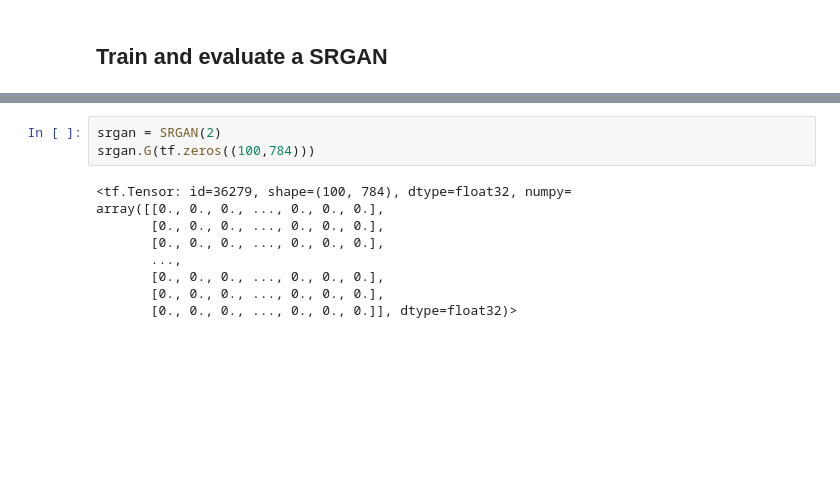
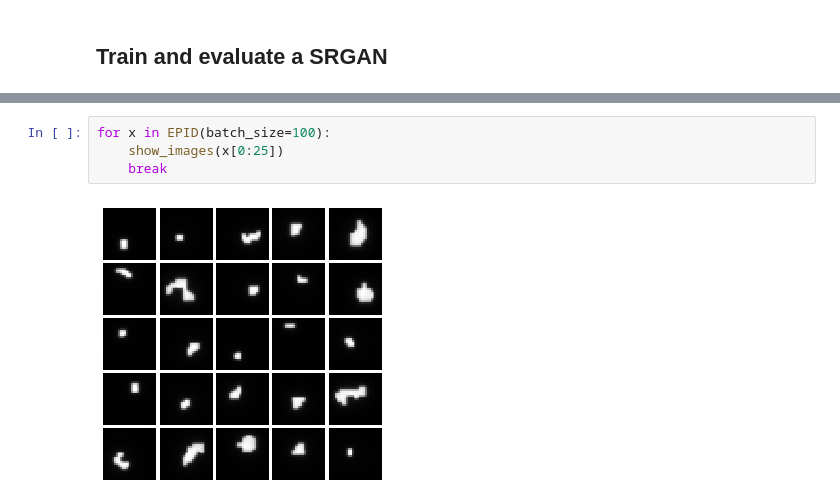
Before and after one commit to priyakasimbeg/cs231n, a Jupyter notebook: deployGAN.ipynb, the cells around one changed output, grey strips where cells are left out. Drawn from its saved outputs; the diff is of its cells as text; blank space fills up the shorter version.

```diff
--- a/deployGAN.ipynb
+++ b/deployGAN.ipynb
@@ -52,12 +76,6 @@ Epoch: 33, Iter: 100, D: 0.03034, G:3.152
-# %%
-srgan = SRGAN(2)
-srgan.G(tf.zeros((100,784)))
-# %% [output]
-<tf.Tensor: id=36279, shape=(100, 784), dtype=float32, numpy=
-array([[0., 0., 0., ..., 0., 0., 0.],
-       [0., 0., 0., ..., 0., 0., 0.],
-       [0., 0., 0., ..., 0., 0., 0.],
-       ...,
-       [0., 0., 0., ..., 0., 0., 0.],
-       [0., 0., 0., ..., 0., 0., 0.],
-       [0., 0., 0., ..., 0., 0., 0.]], dtype=float32)>
+# %%
+for x in EPID(batch_size=100):
+    show_images(x[0:25])
+    break
+# %% [output]
+[figure, added]
```
Also changed, not shown: parts of 5 cells of this notebook, 1 other file.
